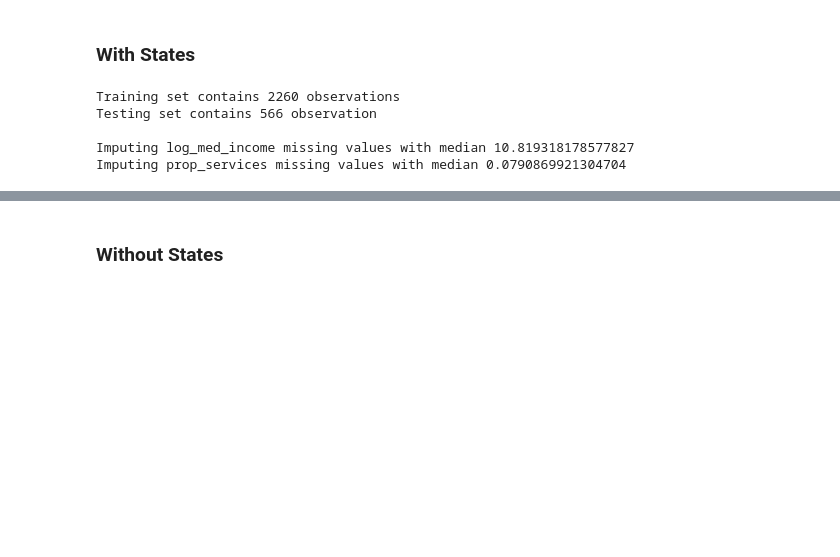
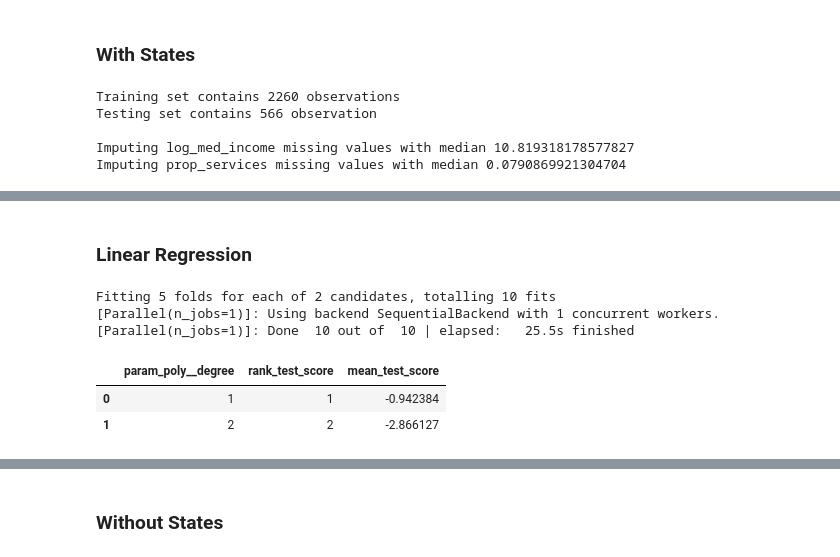
Before and after one commit to jrockower/ml-final-project, a Jupyter notebook: analysis.ipynb, the cells around one changed output, grey strips where cells are left out. Drawn from its saved outputs; the diff is of its cells as text; code cells hidden in the pictures; blank space fills up the shorter version.

Commit message:
Run all models with new grid search.

```diff
--- a/analysis.ipynb
+++ b/analysis.ipynb
@@ -430,0 +129,16 @@ pipe.rank_models(grid_model_result)
+# %%
+# Set up Pipeline for Ridge
+pipeline = Pipeline([
+    ('poly', PolynomialFeatures(include_bias=False)),
+    ('ridge', Ridge(alpha=0.1))
+])
+
+alpha_range = np.arange(0,1,0.1)
+params = {
+          'ridge__alpha': alpha_range,
+          'poly__degree': (1,2)
+         }
+
+grid_model, grid_model_result, cv_results = pipe.run_gridsearch(pipeline, params, train_features, train_target, verbose=1)
+
+cv_results
@@ -430,0 +153,15 @@ pipe.rank_models(grid_model_result)
+# %%
+# Lasso
+pipeline = Pipeline([
+    ('poly', PolynomialFeatures(include_bias=False)),
+    ('lasso', Lasso(alpha=0.1))
+])
+
+params = {
+          'lasso__alpha': alpha_range,
+          'poly__degree': (1,2)
+         }
+
+grid_model, grid_model_result, cv_results = pipe.run_gridsearch(pipeline, params, train_features, train_target, verbose=1)
+
+cv_results
@@ -430,0 +196,21 @@ pipe.rank_models(grid_model_result)
+# %% [markdown]
+### Linear Regression
+# %%
+pipeline_l = Pipeline([
+    ('poly', PolynomialFeatures(include_bias=False)), ('linreg', LinearRegression())
+])
+
+params_l = {
+          'poly__degree': (1,2)
+         }
+
+grid_model, grid_model_result, cv_results = pipe.run_gridsearch(pipeline, params, train_features, train_target, verbose=1)
+
+cv_results
+# %% [output]
+Fitting 5 folds for each of 2 candidates, totalling 10 fits
+[Parallel(n_jobs=1)]: Using backend SequentialBackend with 1 concurrent workers.
+[Parallel(n_jobs=1)]: Done  10 out of  10 | elapsed:   25.5s finished
+|  | param_poly__degree | rank_test_score | mean_test_score |
+| 0 | 1 | 1 | -0.942384 |
+| 1 | 2 | 2 | -2.866127 |
```
Also changed, not shown: parts of 35 cells of this notebook, 1 other file.
